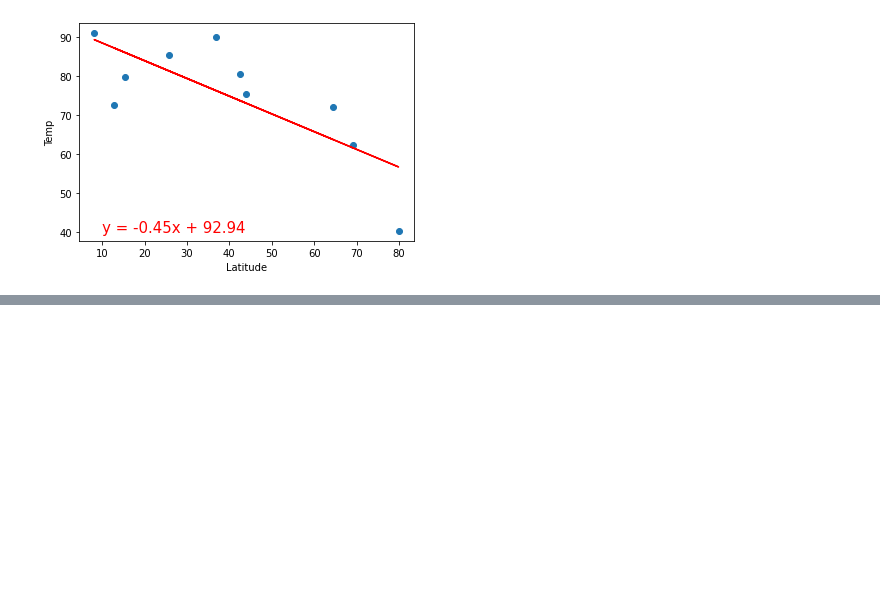
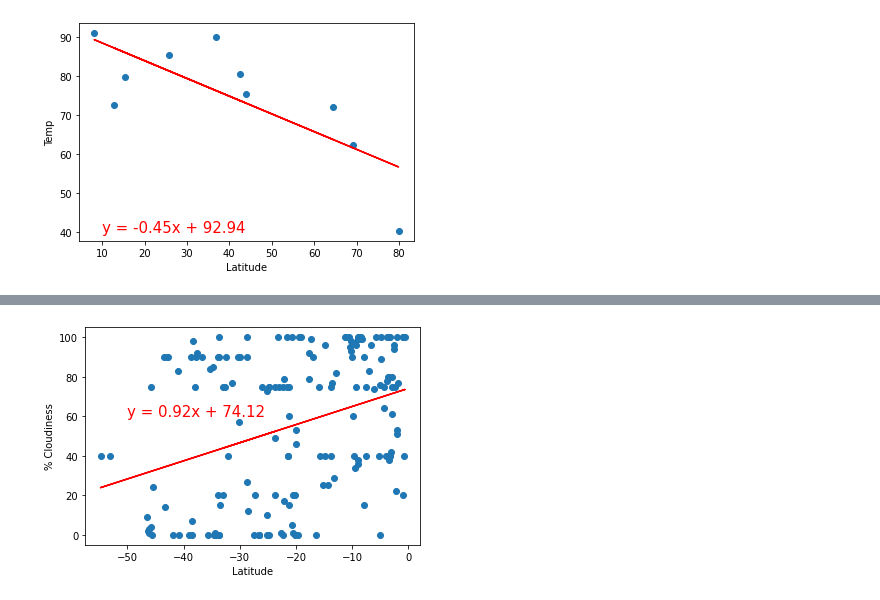
Before and after one commit to iFan13/World_Weather_Analysis, a Jupyter notebook: WeatherPy.ipynb, the cells around one changed output, grey strips where cells are left out. Saved outputs shown, nothing was run; the diff lists cells and outputs as text; code cells hidden in the pictures; blank space fills up the shorter version.

```diff
--- a/WeatherPy.ipynb
+++ b/WeatherPy.ipynb
@@ -340,8 +356,10 @@ plot_linear_regression(x_values, y_values,
 # %%
 # Linear regression on the Southern Hemisphere
 x_values = southern_hemi_df["Lat"]
 y_values = southern_hemi_df["Cloudiness"]
 # Call the function.
 plot_linear_regression(x_values, y_values,
-                       'Linear Regression on the Southern Hemisphere \n
+                       'Linear Regression on the Southern Hemisphere \
                         for % Cloudiness', '% Cloudiness',(-50,60))
+# %% [output]
+[figure, added]
```
Also changed, not shown: parts of 18 cells of this notebook, 6 other files.
